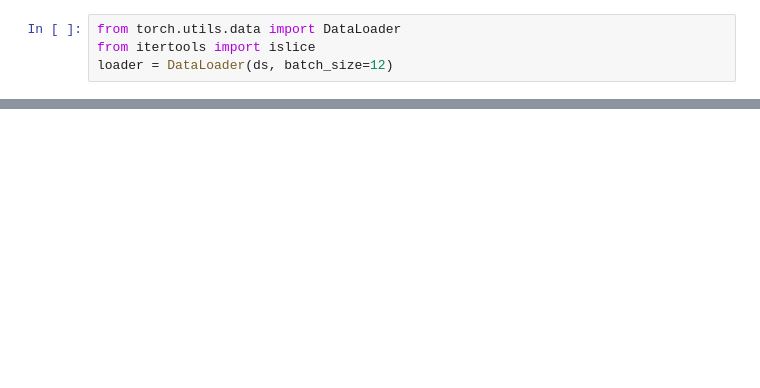
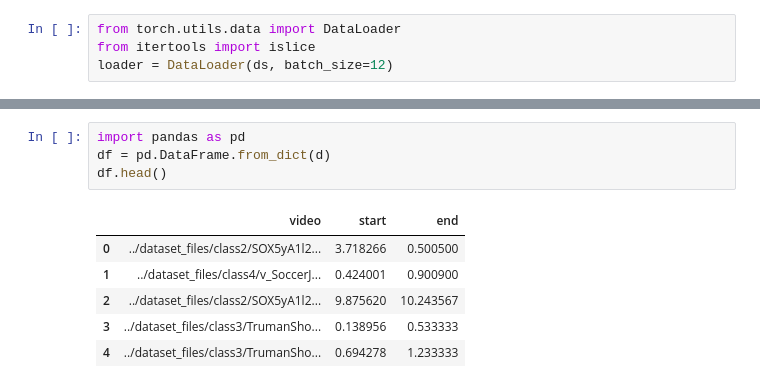
Before and after one commit to bjuncek/video_reader_benchmark, a Jupyter notebook: video_reader/video.ipynb, the cells around one changed output, grey strips where cells are left out. Saved outputs shown, nothing was run; the diff lists cells and outputs as text; blank space fills up the shorter version.

```diff
--- a/video_reader/video.ipynb
+++ b/video_reader/video.ipynb
@@ -326,0 +318,11 @@ tensor([0.5249, 4.1899, 4.2973, 0.7974, 5.5179, 3.0670, 8.3097, 1.2130],
+# %%
+import pandas as pd
+df = pd.DataFrame.from_dict(d)
+df.head()
+# %% [output]
+|  | video | start | end |
+| 0 | ../dataset_files/class2/SOX5yA1l2... | 3.718266 | 0.500500 |
+| 1 | ../dataset_files/class4/v_SoccerJ... | 0.424001 | 0.900900 |
+| 2 | ../dataset_files/class2/SOX5yA1l2... | 9.875620 | 10.243567 |
+| 3 | ../dataset_files/class3/TrumanSho... | 0.138956 | 0.533333 |
+| 4 | ../dataset_files/class3/TrumanSho... | 0.694278 | 1.233333 |
```
Also changed, not shown: parts of 10 cells of this notebook, 1 other file.
